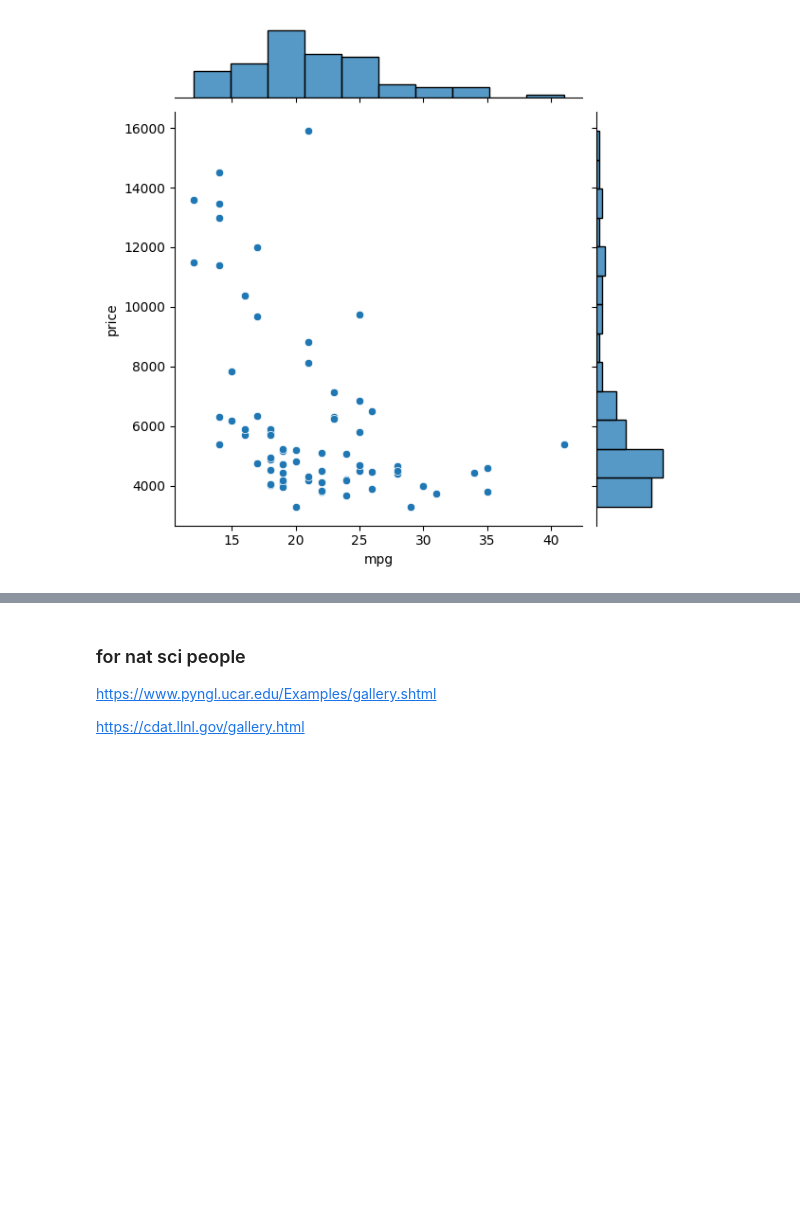
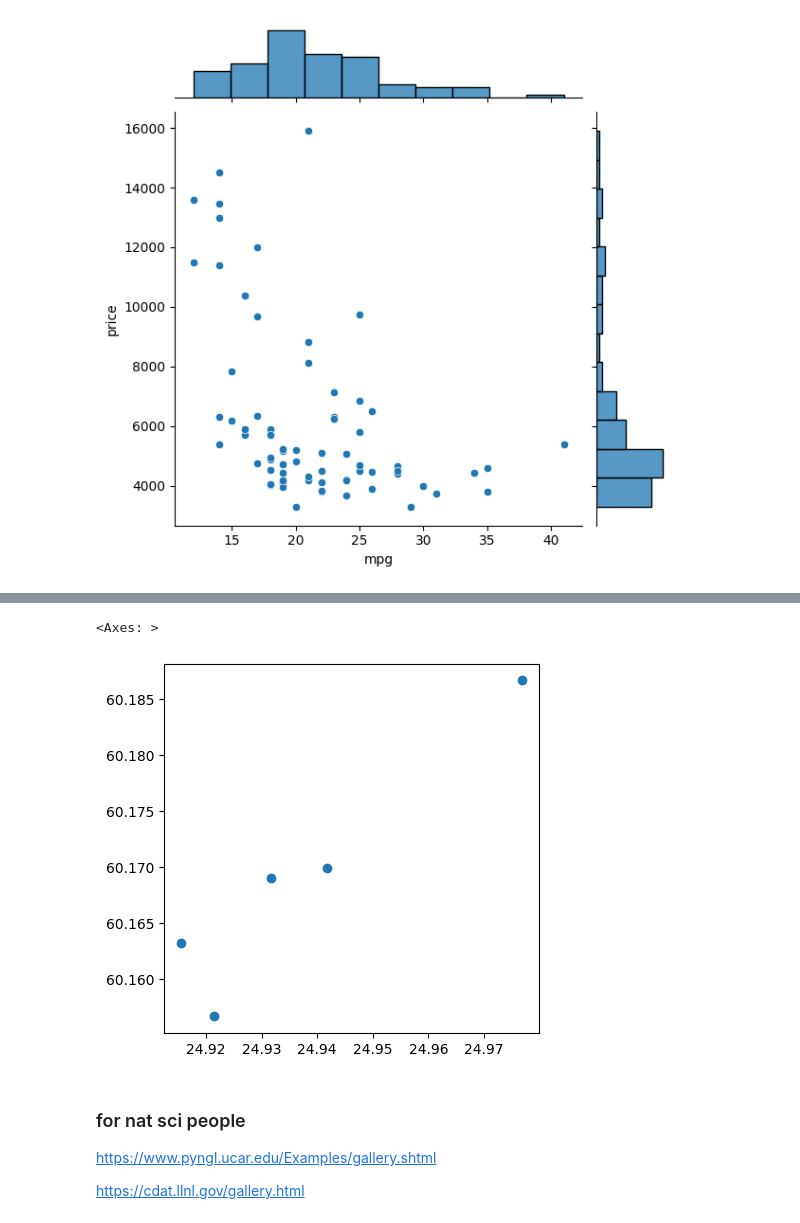
Before and after one commit to theaok/gisPy, a Jupyter notebook: map.ipynb, the cells around one changed output, grey strips where cells are left out. Drawn from its saved outputs; the diff is of its cells as text; code cells hidden in the pictures; blank space fills up the shorter version.

```diff
--- a/map.ipynb
+++ b/map.ipynb
@@ -1319,0 +1324,4 @@ px.treemap(df, path=[px.Constant("world"), 'continent', 'country'], values='pop'
+# %%
+df=pd.read_csv('https://github.com/theaok/data/raw/main/addresses.txt',sep=';')
+df=df[0:5]
+df
@@ -1319,0 +1337,3 @@ px.treemap(df, path=[px.Constant("world"), 'continent', 'country'], values='pop'
+# %%
+geo = geocode(df['addr'], provider='nominatim', user_agent='myName')
+geo.head(2)
@@ -1320,3 +1345,8 @@ px.treemap(df, path=[px.Constant("world"), 'continent', 'country'], values='pop'
+# %%
+geo.plot()
+# %% [output]
+<Axes: >
+[figure, added]
 # %% [markdown]
 ### for nat sci people
 
```
Also changed, not shown: parts of 5 cells of this notebook.
